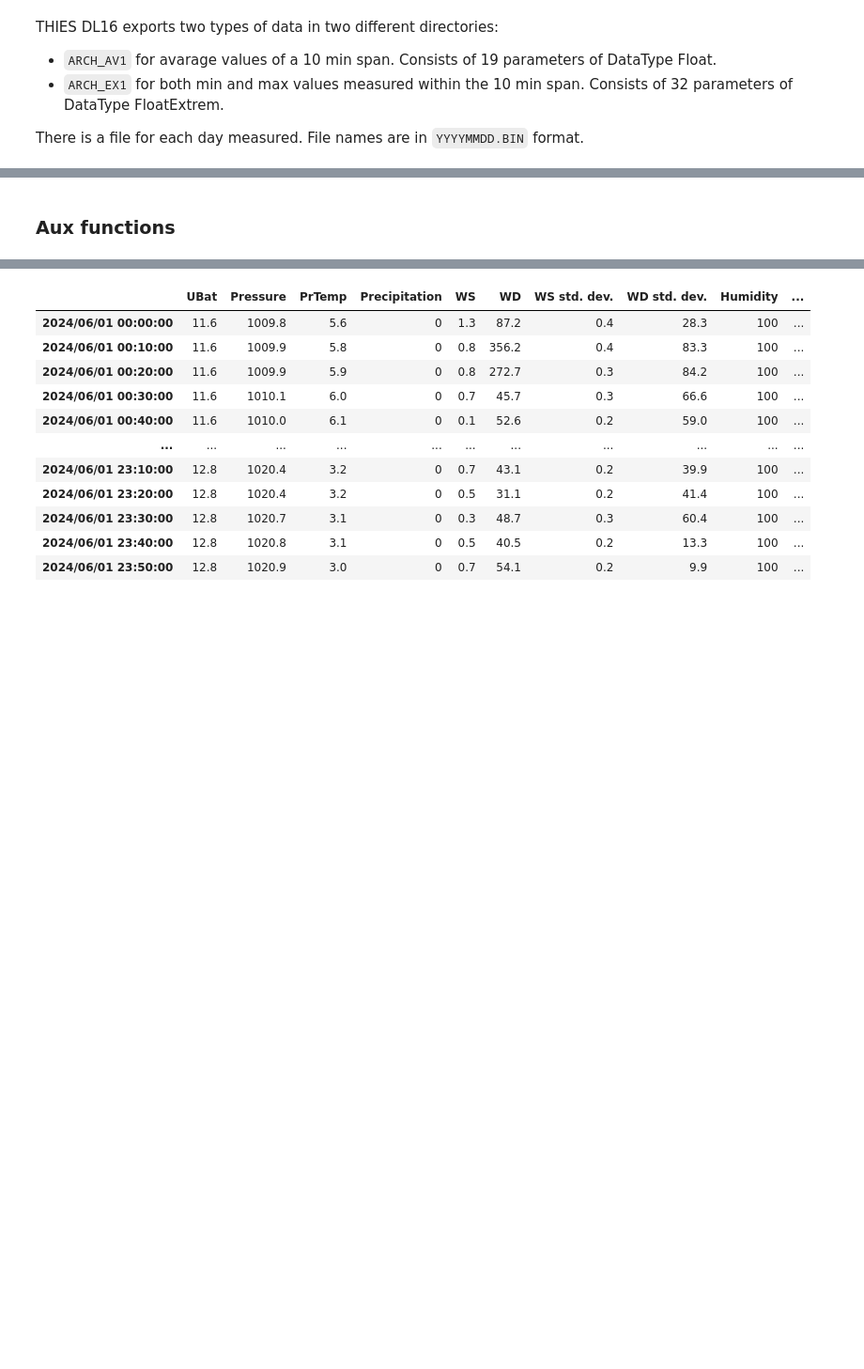
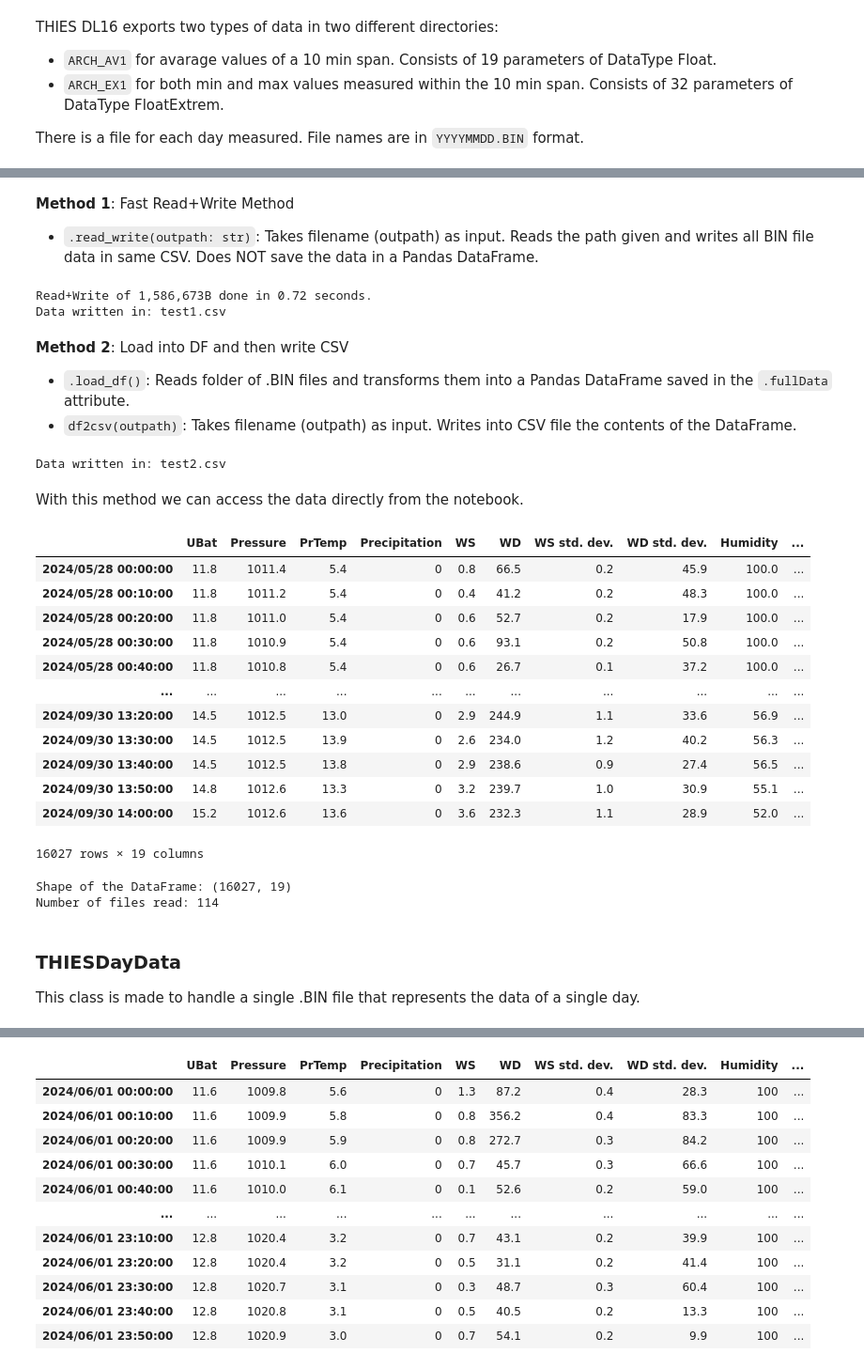
Before and after one commit to raxlab/thies-bin-processor, a Jupyter notebook: bin2txt.ipynb, the cells around one changed output, grey strips where cells are left out. Shown at 94% size. Saved outputs shown, nothing was run; the diff lists cells and outputs as text; code cells hidden in the pictures; blank space fills up the shorter version.

```diff
--- a/bin2txt.ipynb
+++ b/bin2txt.ipynb
@@ -34 +14,51 @@ STATUS_CHAR = {0b00000000 : 0,  # Status OK
+# %%
+folder = './BINFILES/ARCH_AV1' # These are AV files
+# Initialize THIESData object with datatype ('av' or 'ex') and folder path
+data = THIESData('av', folder)
+# %% [markdown]
+**Method 1**: Fast Read+Write Method
+* `.read_write(outpath: str)`: Takes filename (outpath) as input. Reads the path given and writes all BIN file data in same CSV. Does NOT save the data in a Pandas DataFrame.
+# %%
+data.read_write(outpath='test1')
+# %% [output]
+Read+Write of 1,586,673B done in 0.72 seconds.
+Data written in: test1.csv
+# %% [markdown]
+**Method 2**: Load into DF and then write CSV
+* `.load_df()`: Reads folder of .BIN files and transforms them into a Pandas DataFrame saved in the `.fullData` attribute.
+* `df2csv(outpath)`: Takes filename (outpath) as input. Writes into CSV file the contents of the DataFrame.
+# %%
+# Read all files and make DF
+data.load_df()
+# Write DF into CSV file
+data.df2csv('test2')
+# %% [output]
+Data written in: test2.csv
+# %% [markdown]
+With this method we can access the data directly from the notebook.
+# %%
+data.fullData
+# %% [output]
+|  | UBat | Pressure | PrTemp | Precipitation | WS | WD | WS std. dev. | WD std. dev. | Humidity | ... |
+| 2024/05/28 00:00:00 | 11.8 | 1011.4 | 5.4 | 0 | 0.8 | 66.5 | 0.2 | 45.9 | 100.0 | ... |
+| 2024/05/28 00:10:00 | 11.8 | 1011.2 | 5.4 | 0 | 0.4 | 41.2 | 0.2 | 48.3 | 100.0 | ... |
+| 2024/05/28 00:20:00 | 11.8 | 1011.0 | 5.4 | 0 | 0.6 | 52.7 | 0.2 | 17.9 | 100.0 | ... |
+| 2024/05/28 00:30:00 | 11.8 | 1010.9 | 5.4 | 0 | 0.6 | 93.1 | 0.2 | 50.8 | 100.0 | ... |
+| 2024/05/28 00:40:00 | 11.8 | 1010.8 | 5.4 | 0 | 0.6 | 26.7 | 0.1 | 37.2 | 100.0 | ... |
+| ... | ... | ... | ... | ... | ... | ... | ... | ... | ... | ... |
+| 2024/09/30 13:20:00 | 14.5 | 1012.5 | 13.0 | 0 | 2.9 | 244.9 | 1.1 | 33.6 | 56.9 | ... |
+| 2024/09/30 13:30:00 | 14.5 | 1012.5 | 13.9 | 0 | 2.6 | 234.0 | 1.2 | 40.2 | 56.3 | ... |
+| 2024/09/30 13:40:00 | 14.5 | 1012.5 | 13.8 | 0 | 2.9 | 238.6 | 0.9 | 27.4 | 56.5 | ... |
+| 2024/09/30 13:50:00 | 14.8 | 1012.6 | 13.3 | 0 | 3.2 | 239.7 | 1.0 | 30.9 | 55.1 | ... |
+| 2024/09/30 14:00:00 | 15.2 | 1012.6 | 13.6 | 0 | 3.6 | 232.3 | 1.1 | 28.9 | 52.0 | ... |
+16027 rows × 19 columns
+# %%
+print(f'Shape of the DataFrame: {data.shape}')
+print(f'Number of files read: {data.size}')
+# %% [output]
+Shape of the DataFrame: (16027, 19)
+Number of files read: 114
+# %% [markdown]
+### THIESDayData
+This class is made to handle a single .BIN file that represents the data of a single day.
 # %%
@@ -36,5 +67,3 @@ path_bin_av = './BINFILES/ARCH_AV1/20240601.BIN'
 path_bin_ex = './BINFILES/ARCH_EX1/20240601.BIN'
 path_ini_av = './BINFILES/ARCH_AV1/DESCFILE.INI'
 path_ini_ex = './BINFILES/ARCH_EX1/DESCFILE.INI'
-# %% [markdown]
-### Aux functions
```
Also changed, not shown: parts of 16 cells of this notebook, 1 other file.
